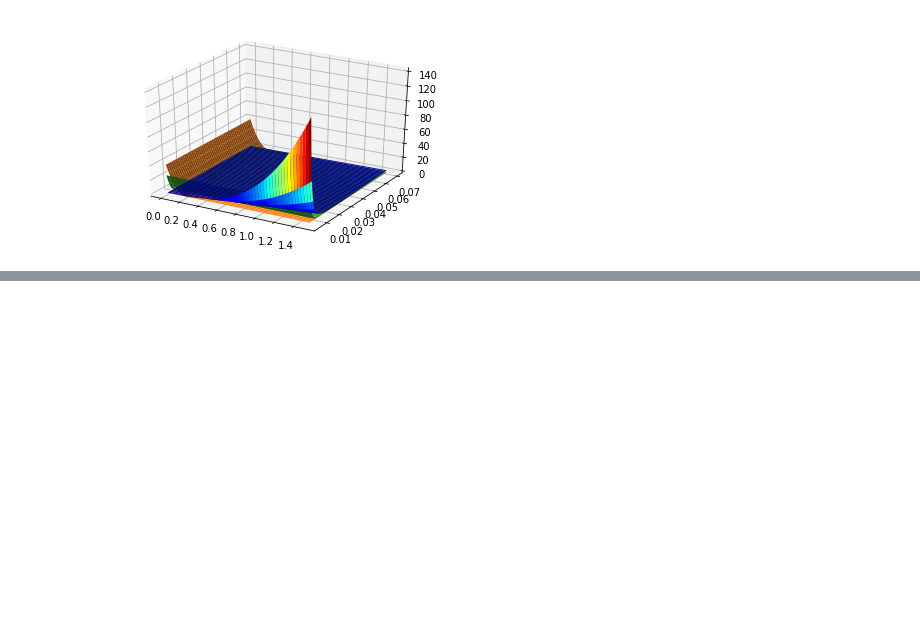
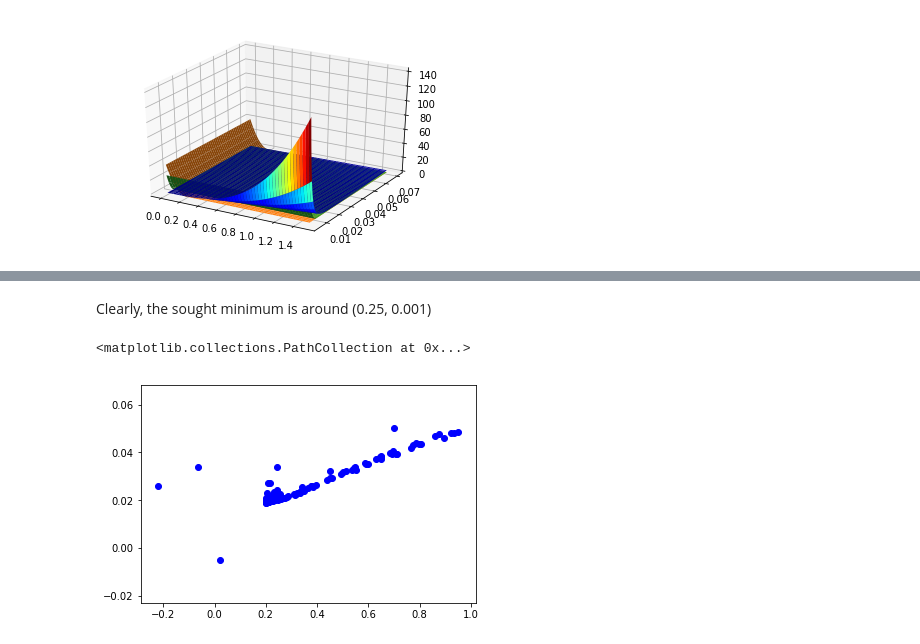
Before and after one commit to LemurPwned/Fundamentals-of-optimization, a Jupyter notebook: Multicriterial optimization.ipynb, the cells around one changed output, grey strips where cells are left out. Saved outputs shown, nothing was run; the diff lists cells and outputs as text; code cells hidden in the pictures; blank space fills up the shorter version.

```diff
--- a/Multicriterial optimization.ipynb
+++ b/Multicriterial optimization.ipynb
@@ -222,0 +163,8 @@ for w, mass, deflection in zip(w, function_of_mass, function_of_deflection):
+# %% [markdown]
+Clearly, the sought minimum is around (0.25, 0.001)
+# %%
+fig, ax = plt.subplots()
+ax.scatter(lengths, diameters, color='b')
+# %% [output]
+<matplotlib.collections.PathCollection at 0x...>
+[figure, added]
```
Also changed, not shown: parts of 10 cells of this notebook, 5 other files.
